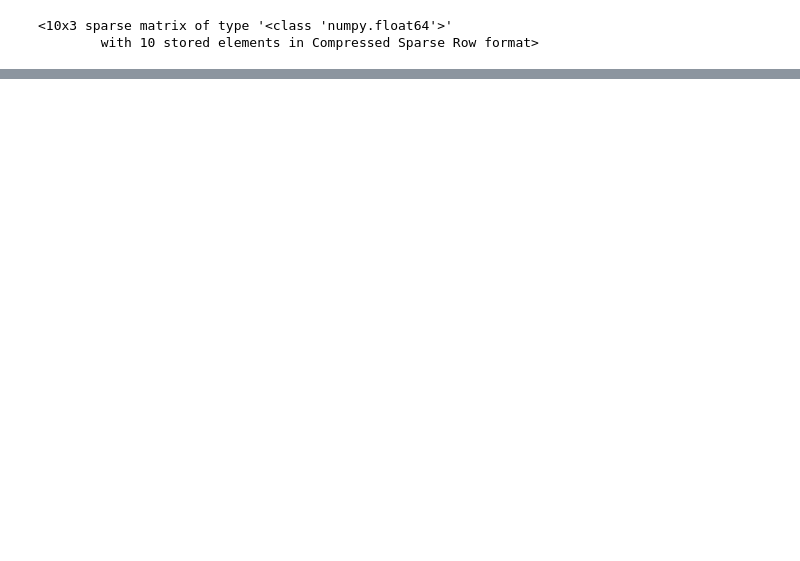
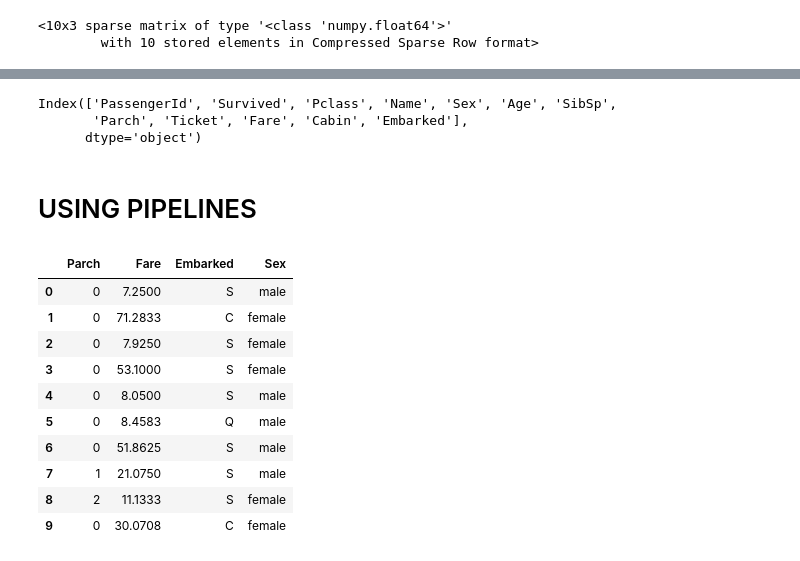
Before and after one commit to giladgavlovski/beyondthehype, a Jupyter notebook: Titanic.ipynb, the cells around one changed output, grey strips where cells are left out. Cells and saved outputs as stored; diff of their text form; code cells hidden in the pictures; blank space fills up the shorter version.

```diff
--- a/Titanic.ipynb
+++ b/Titanic.ipynb
@@ -170,0 +206,6 @@ ohe.fit_transform(df[['Embarked']])
+# %%
+df.columns
+# %% [output]
+Index(['PassengerId', 'Survived', 'Pclass', 'Name', 'Sex', 'Age', 'SibSp',
+       'Parch', 'Ticket', 'Fare', 'Cabin', 'Embarked'],
+      dtype='object')
@@ -170,0 +216,19 @@ ohe.fit_transform(df[['Embarked']])
+# %% [markdown]
+# USING PIPELINES
+# %%
+cols = ['Parch','Fare', 'Embarked', 'Sex']
+# %%
+X = df[cols]
+X
+# %% [output]
+|  | Parch | Fare | Embarked | Sex |
+| 0 | 0 | 7.2500 | S | male |
+| 1 | 0 | 71.2833 | C | female |
+| 2 | 0 | 7.9250 | S | female |
+| 3 | 0 | 53.1000 | S | female |
+| 4 | 0 | 8.0500 | S | male |
+| 5 | 0 | 8.4583 | Q | male |
+| 6 | 0 | 51.8625 | S | male |
+| 7 | 1 | 21.0750 | S | male |
+| 8 | 2 | 11.1333 | S | female |
+| 9 | 0 | 30.0708 | C | female |
```
Also changed, not shown: parts of 15 cells of this notebook.
